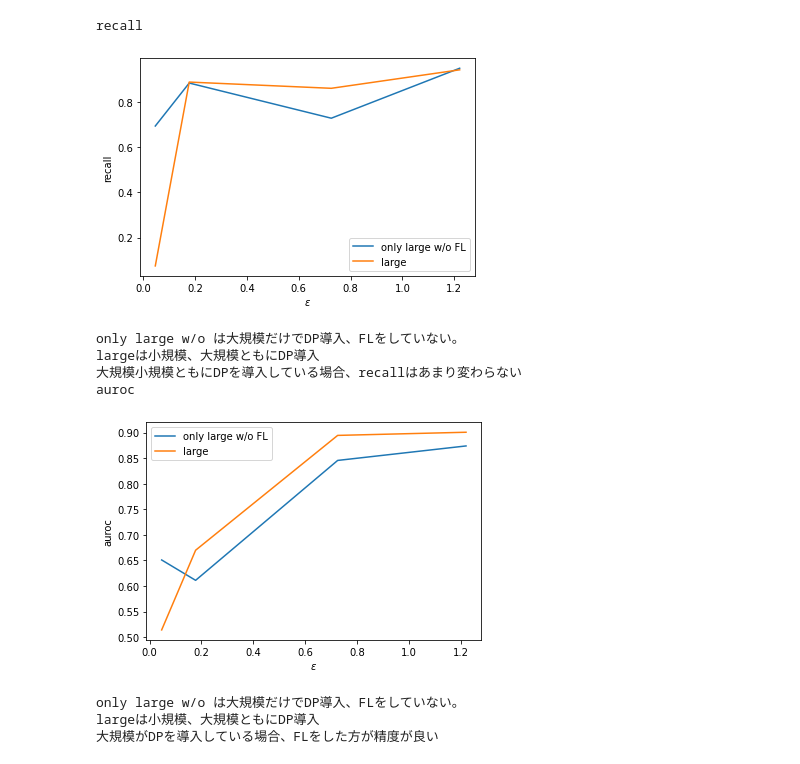
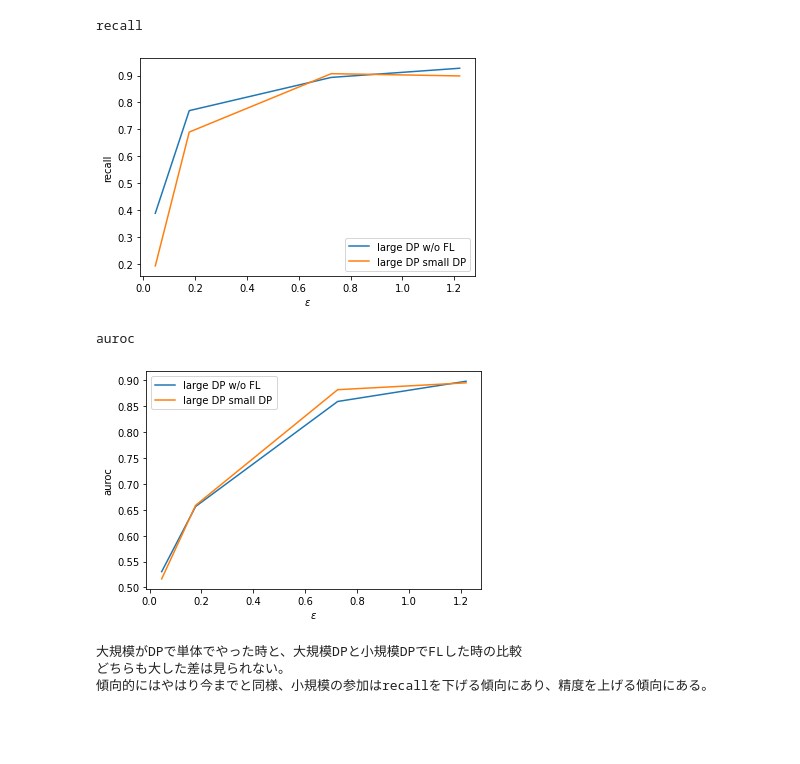
Before and after one commit to tkgsn/fl-unbalanced, a Jupyter notebook: plot2.ipynb, the cells around one changed output. Cells and saved outputs as stored; diff of their text form; code cells hidden in the pictures; blank space fills up the shorter version.

```diff
--- a/plot2.ipynb
+++ b/plot2.ipynb
@@ -29,7 +29,8 @@ def get_results(noise_for_small=0, noise_for_large=0, share_abnormal_ratio=0, n_
             with open(dir + "/scores.pkl", "rb") as f:
                 results.append([pickle.load(f)[0][eval_score] * params["ITR"], params["epsilon"]])
 
-    #print(f"{len(results)} file found")
+    assert len(results) != 0, "file not found"
+    # print(f"{len(results)} file found")
 
     return np.array(results)[:,0].sum() / count, results[0][1]
 
@@ -262,57 +281,50 @@ for noise in noises:
     large_results.append(result)
 
 print(eval_score)
-plt.plot(epsilons, only_large_results, label="only large w/o FL")
-plt.plot(epsilons, large_results, label="large")
+plt.plot(epsilons, only_large_results, label="large DP w/o FL")
+plt.plot(epsilons, large_results, label="large DP small DP")
 plt.legend()
 plt.xlabel("$\epsilon$")
 plt.ylabel(eval_score)
 plt.show()
-
-print("only large w/o は大規模だけでDP導入、FLをしていない。")
-print("largeは小規模、大規模ともにDP導入")
-print("大規模小規模ともにDPを導入している場合、recallはあまり変わらない")
 
 ##
 
 epsilons = []
 large_results = []
 only_large_results = []
 
 large_results_only_large = []
 
 noises = [5,8,30,100]
 
 eval_score = "auroc"
 for noise in noises:
     result, epsilon = get_results(noise_for_small=noise, noise_for_large=noise, share_abnormal_ratio=0, n_small_users=4, eval_score=eval_score)
     result_only_large, _ = get_results(noise_for_small=noise, noise_for_large=noise, share_abnormal_ratio=0, n_small_users=0, eval_score=eval_score)
     epsilons.append(epsilon)
     only_large_results.append(result_only_large)
     large_results.append(result)
 
 print(eval_score)
-plt.plot(epsilons, only_large_results, label="only large w/o FL")
-plt.plot(epsilons, large_results, label="large")
+plt.plot(epsilons, only_large_results, label="large DP w/o FL")
+plt.plot(epsilons, large_results, label="large DP small DP")
 plt.legend()
 plt.xlabel("$\epsilon$")
 plt.ylabel(eval_score)
 plt.show()
 
-print("only large w/o は大規模だけでDP導入、FLをしていない。")
-print("largeは小規模、大規模ともにDP導入")
-print("大規模がDPを導入している場合、FLをした方が精度が良い")
+print("大規模がDPで単体でやった時と、大規模DPと小規模DPでFLした時の比較")
+print("どちらも大した差は見られない。")
+print("傾向的にはやはり今までと同様、小規模の参加はrecallを下げる傾向にあり、精度を上げる傾向にある。")
 # %% [output]
 recall
-[figure, old version]
+[figure, new version]
-only large w/o は大規模だけでDP導入、FLをしていない。
-largeは小規模、大規模ともにDP導入
-大規模小規模ともにDPを導入している場合、recallはあまり変わらない
 auroc
-[figure, old version]
+[figure, new version]
-only large w/o は大規模だけでDP導入、FLをしていない。
-largeは小規模、大規模ともにDP導入
-大規模がDPを導入している場合、FLをした方が精度が良い
+大規模がDPで単体でやった時と、大規模DPと小規模DPでFLした時の比較
+どちらも大した差は見られない。
+傾向的にはやはり今までと同様、小規模の参加はrecallを下げる傾向にあり、精度を上げる傾向にある。
 # %%
 epsilons = []
 large_results = []
```
Also changed, not shown: parts of 6 cells of this notebook, 1 other file.
